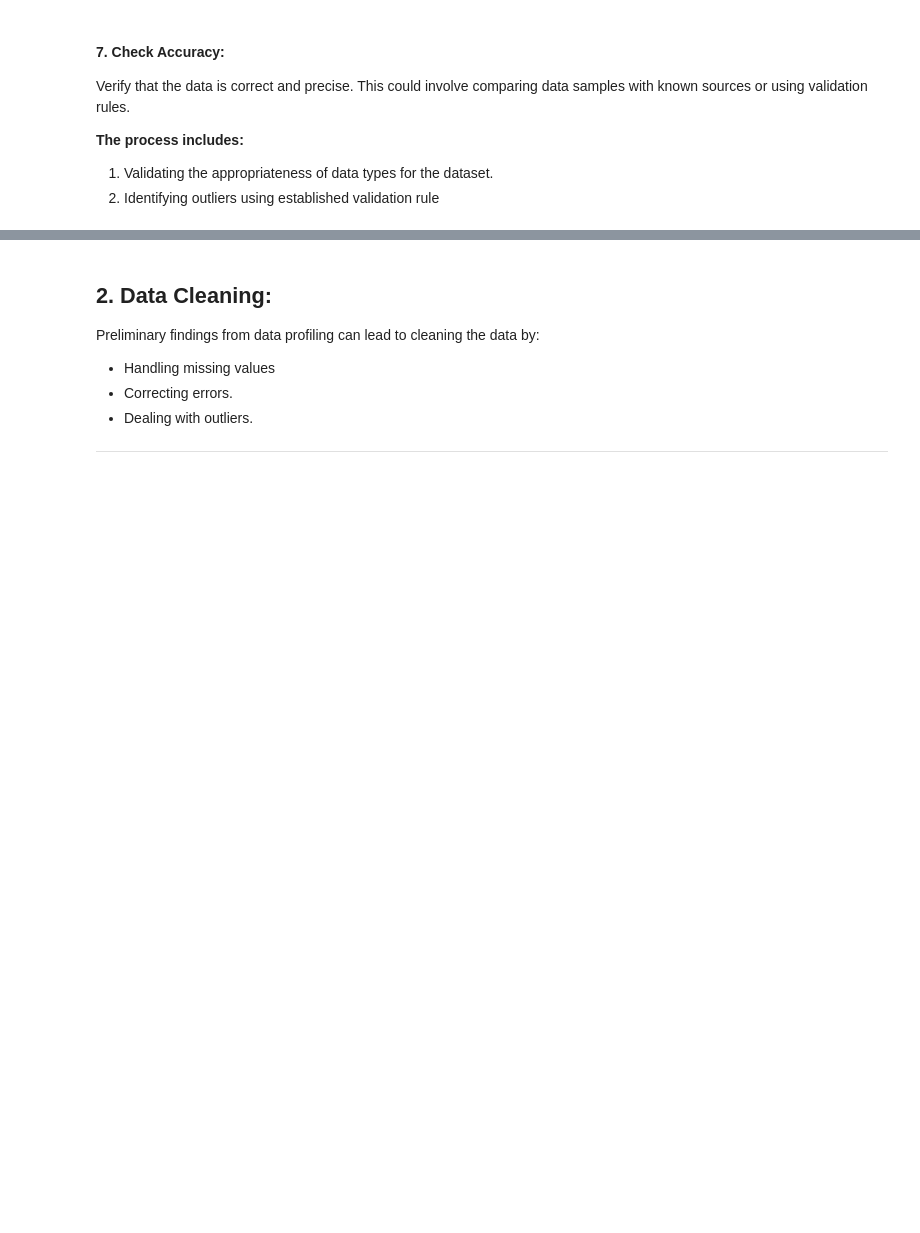
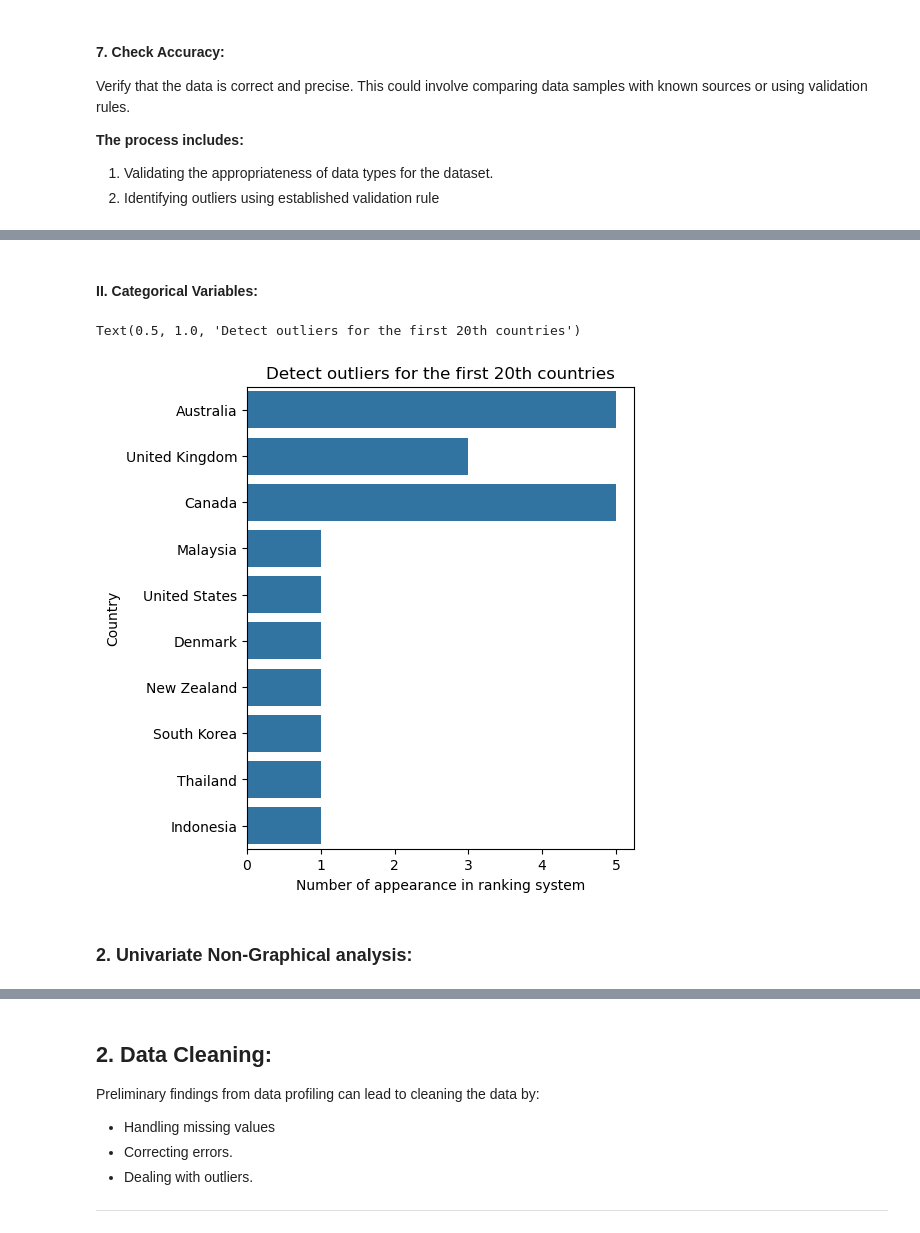
Before and after one commit to Tuwaiq-DS-ML-bootcamp-V-8/Usecase-3-Project-2, a Jupyter notebook: EDA explain template.ipynb, the cells around one changed output, grey strips where cells are left out. Drawn from its saved outputs; the diff is of its cells as text; code cells hidden in the pictures; blank space fills up the shorter version.

Commit message:
add outliers

```diff
--- a/EDA explain template.ipynb
+++ b/EDA explain template.ipynb
@@ -164,0 +216,7 @@ Assess whether the data is appropriate and applicable for the intended analysis.
+# %%
+times_higher_edu_df.drop(['sdg-score-multi__number','sdg-score-multi__value','sdg-score-multi__number 2','sdg-score-multi__value 2'
+                          ,'sdg-score-multi__number 3','sdg-score-multi__value 3',
+                          'sdg-score-multi__value 4','sdg-score-multi__number 5','sdg-score-multi__value 5'
+                          ,'sdg-score-multi__number 6','sdg-score-multi__value 6','sdg-score-multi__number 7',
+                          'sdg-score-multi__value 7','sdg-score-multi__number 8','sdg-score-multi__value 8']
+                         ,axis=1,inplace=True)
@@ -309,3 +474,16 @@ We use 3 common visualization methods:
 # detect outliers using numerical statistics
 # %%
 # go to delete ouliers
+# %% [markdown]
+#### II. Categorical Variables:
+# %%
+plt.figure(figsize=(5,6))
+sns.countplot(times_higher_edu_df['Location'].iloc[0:20])
+plt.xlabel("Number of appearance in ranking system")
+plt.ylabel("Country")
+plt.title("Detect outliers for the first 20th countries")
+# %% [output]
+Text(0.5, 1.0, 'Detect outliers for the first 20th countries')
+[figure, added]
+# %% [markdown]
+### 2. Univariate Non-Graphical analysis:
```
Also changed, not shown: parts of 98 cells of this notebook.
